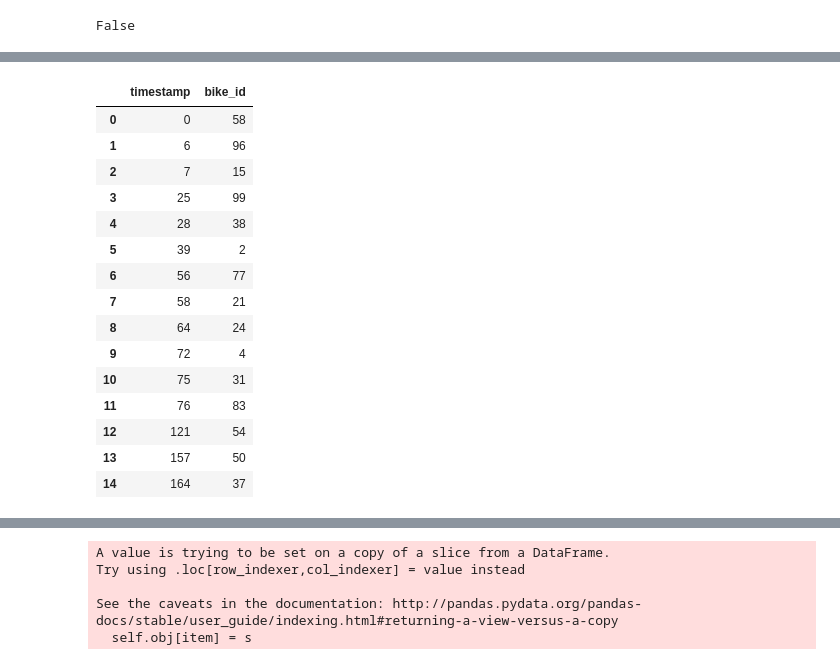
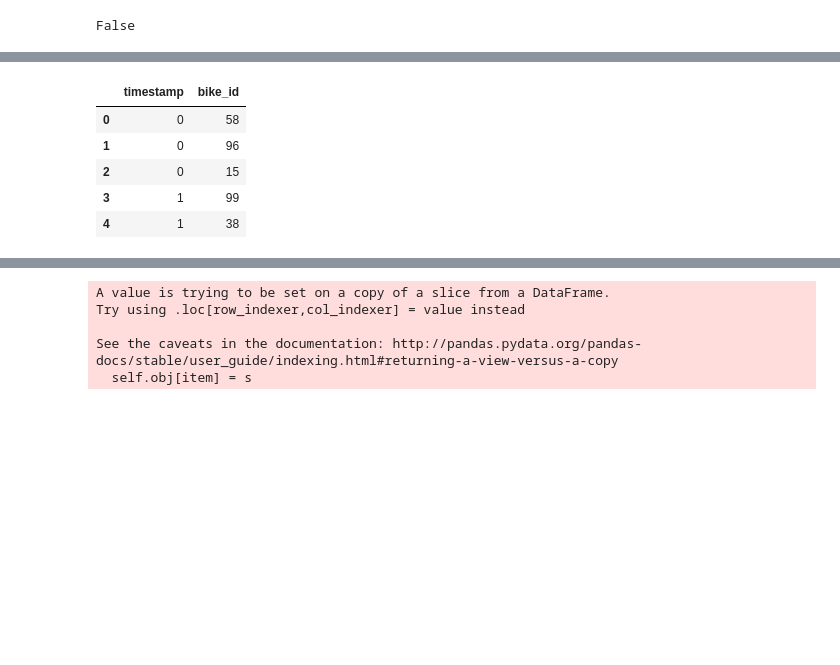
Before and after one commit to WojtekHe/bikes_simulation, a Jupyter notebook: simulation_inferring.ipynb, the cells around one changed output, grey strips where cells are left out. Cells and saved outputs as stored; diff of their text form; code cells hidden in the pictures; blank space fills up the shorter version.

```diff
--- a/simulation_inferring.ipynb
+++ b/simulation_inferring.ipynb
@@ -37,6 +21,6 @@ scores
 # %%
 def map_timestamp(time: int, aggregate_hours: int) -> int:
-    return int(time/aggregate_hours)
+    return int(time/aggregate_hours/12)
 # %%
 def aggregate_results(df: pd.DataFrame, aggregate_hours: int) -> pd.DataFrame:
     df["time_group"] = df["timestamp"].apply(lambda x: int(x/aggregate_hours))
@@ -46,7 +30,7 @@ def aggregate_results(df: pd.DataFrame, aggregate_hours: int) -> pd.DataFrame:
 # %%
 import seaborn as sns
 # %%
-aggregate_time = 12
+aggregate_time = 24
 aggregates = aggregate_results(scores, aggregate_time)
 # %%
 2 in broken_bikes.bike_id.values
@@ -93,24 +67,14 @@ aggregates.reset_index().sort_values(["time_group"])
 # %%
 translated_broken_bikes = broken_bikes.copy()
 translated_broken_bikes.timestamp = \
     translated_broken_bikes.timestamp.apply(lambda x: map_timestamp(x, aggregate_time))
-translated_broken_bikes
+translated_broken_bikes.head()
 # %% [output]
 |  | timestamp | bike_id |
 | 0 | 0 | 58 |
-| 1 | 6 | 96 |
-| 2 | 7 | 15 |
-| 3 | 25 | 99 |
-| 4 | 28 | 38 |
-| 5 | 39 | 2 |
-| 6 | 56 | 77 |
-| 7 | 58 | 21 |
-| 8 | 64 | 24 |
-| 9 | 72 | 4 |
-| 10 | 75 | 31 |
-| 11 | 76 | 83 |
-| 12 | 121 | 54 |
-| 13 | 157 | 50 |
-| 14 | 164 | 37 |
+| 1 | 0 | 96 |
+| 2 | 0 | 15 |
+| 3 | 1 | 99 |
+| 4 | 1 | 38 |
 # %%
 bikes_checking = bikes_scoring.BikesChecking(translated_broken_bikes, scores.bike_id.unique())
```
Also changed, not shown: parts of 12 cells of this notebook.
